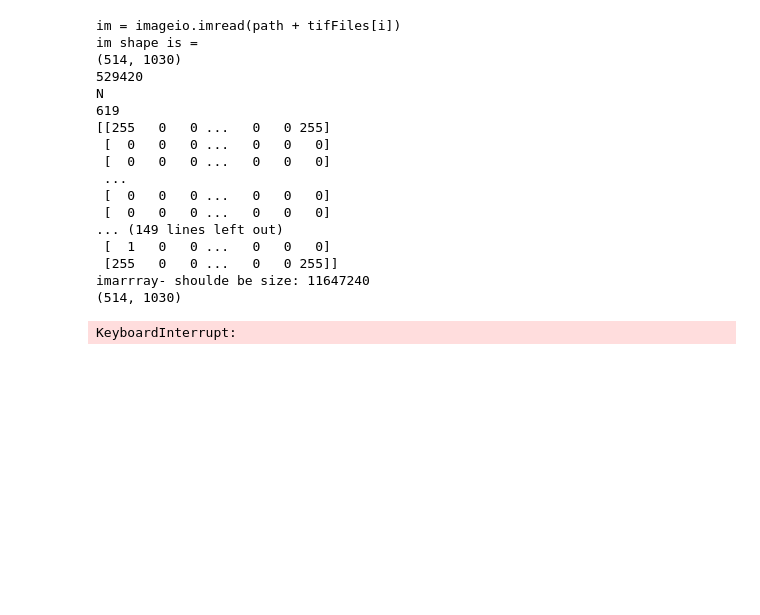
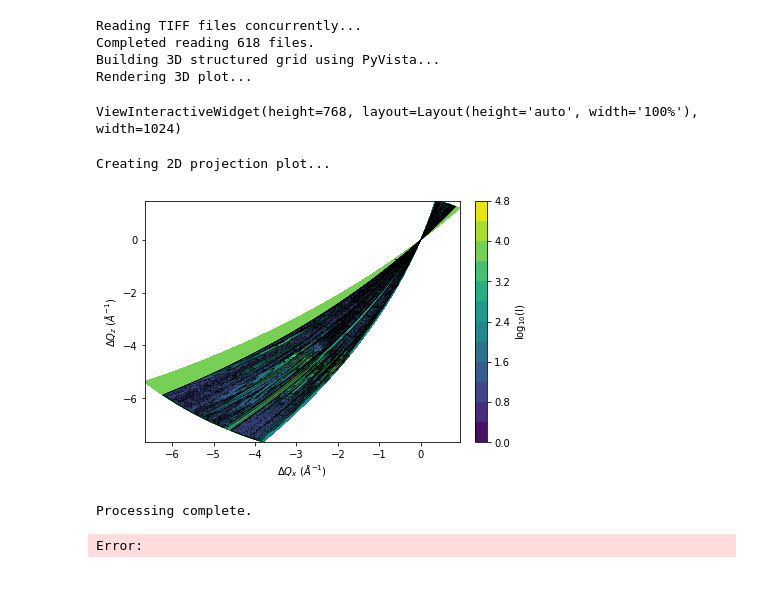
Before and after one commit to NSLS-II/pyisr, a Jupyter notebook: Jupyter notebook of RSM.ipynb, the cells around one changed output. Cells and saved outputs as stored; diff of their text form; code cells hidden in the pictures; blank space fills up the shorter version.

Commit message:
fix the data range limit issue

```diff
--- a/Jupyter notebook of RSM.ipynb
+++ b/Jupyter notebook of RSM.ipynb
@@ -1,25 +1,16 @@
 # %%
-from rsm import rsm
+from rsm_parallel import rsm
 
-rsm('/Users/xiaogangyang/data_tmp/setup_6oct23_tiff_0910/', 'E', 'viridis', 'linear', 0, 0, 360, 75)
+rsm('/Users/xiaogangyang/data_tmp/setup_6oct23_tiff_0910/', "output_rsm", md=0, nd=0, el=30, az=45)
 # %% [output]
-im = imageio.imread(path + tifFiles[i])
-im shape is =
-(514, 1030)
-529420
-N
-619
-[[255   0   0 ...   0   0 255]
- [  0   0   0 ...   0   0   0]
- [  0   0   0 ...   0   0   0]
- ...
- [  0   0   0 ...   0   0   0]
- [  0   0   0 ...   0   0   0]
-... (149 lines left out)
- [  1   0   0 ...   0   0   0]
- [255   0   0 ...   0   0 255]]
-imarrray- shoulde be size: 11647240
-(514, 1030)
+Reading TIFF files concurrently...
+Completed reading 618 files.
+Building 3D structured grid using PyVista...
+Rendering 3D plot...
-KeyboardInterrupt:
+ViewInteractiveWidget(height=768, layout=Layout(height='auto', width='100%'), width=1024)
+Creating 2D projection plot...
+[figure, added]
+Processing complete.
+Error:
 # %% [markdown]
 #####
```
Also changed, not shown: 8 other files.
